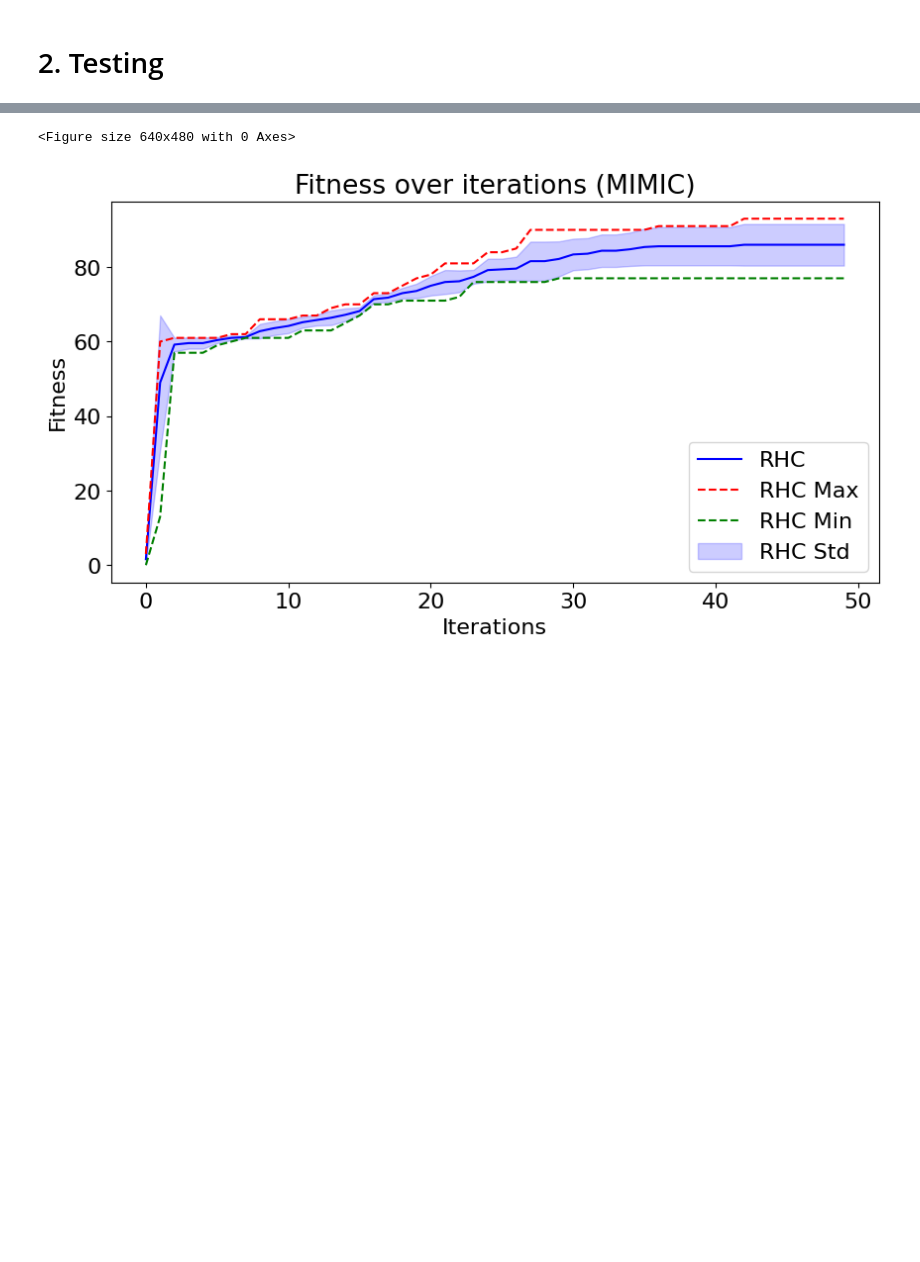
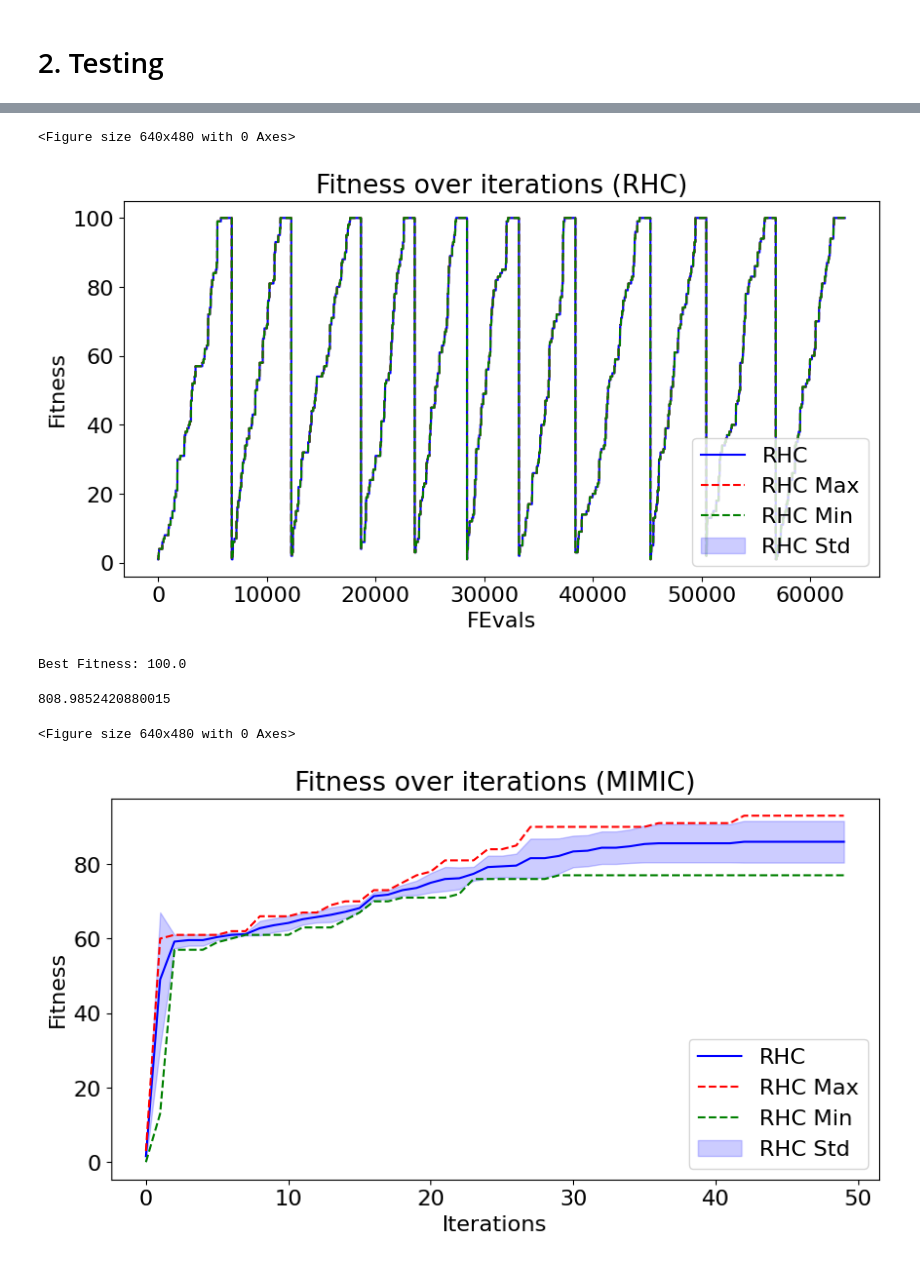
Before and after one commit to RomainFrog/CS7641-A2, a Jupyter notebook: 4PEAKS.ipynb, the cells around one changed output, grey strips where cells are left out. Drawn from its saved outputs; the diff is of its cells as text; code cells hidden in the pictures; blank space fills up the shorter version.

```diff
--- a/4PEAKS.ipynb
+++ b/4PEAKS.ipynb
@@ -88,3 +99,28 @@ Best Fitness: 22.0
+# %%
+rhc = RHCRunner(
+                problem=problem_hard,
+                experiment_name='rhc',
+                output_directory=None,
+                seed=FIXED_SEED,
+                iteration_list= np.arange(0, 10000, 10),
+                restart_list=[10],
+                max_attempts=1000,
+                )
+
+# rhc_results = run_experiment_multi_seed(rhc, RANDOM_SEEDS)
+rhc_results = rhc.run()
+rhc_results = [rhc_results]
+rhc_mean, rhc_std, rhc_min, rhc_max = runner_results_to_stats(rhc_results)
+plot_fitness_fevals(rhc_mean, rhc_std, rhc_min, rhc_max, "RHC", "TSP")
+print(f'Best Fitness: {rhc_mean["Fitness"].max()}')
+# %% [output]
+<Figure size 640x480 with 0 Axes>
+[figure, added]
+Best Fitness: 100.0
+# %%
+rhc_mean['Time'].max()
+# %% [output]
+808.9852420880015
 # %%
 mmc = MIMICRunner(problem=problem_medium,
                     experiment_name='tsp_mimic',
```
Also changed, not shown: parts of 25 cells of this notebook, 38 other files.
